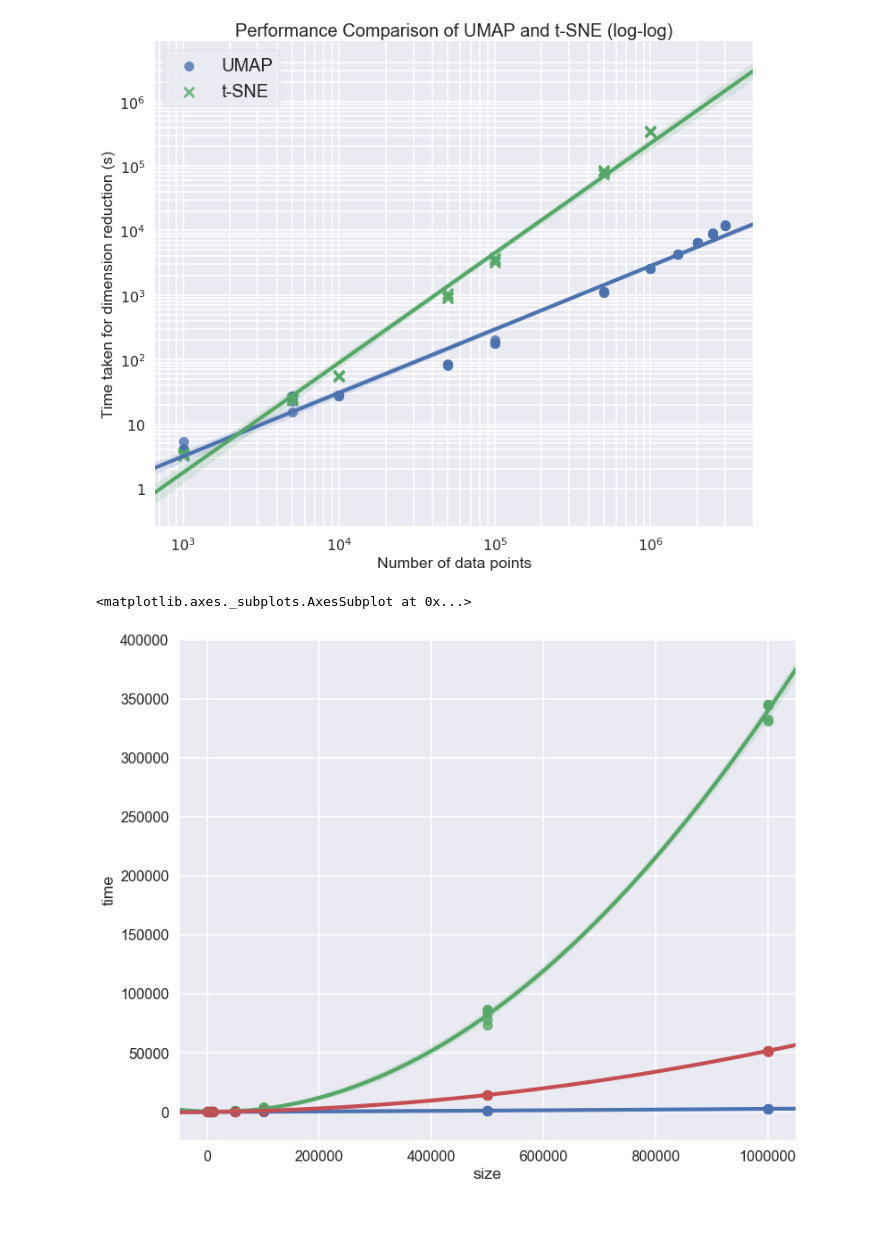
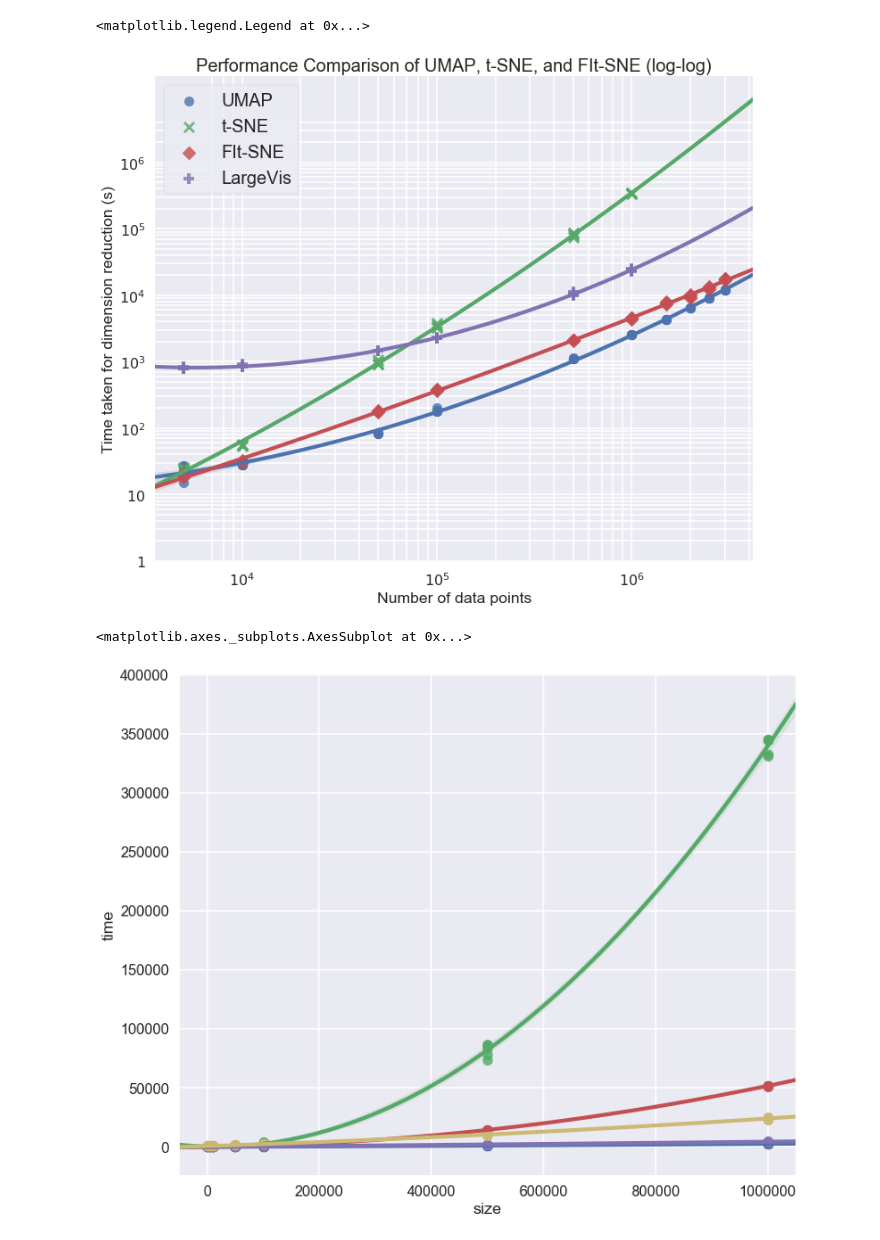
Before and after one commit to lmcinnes/umap_paper_notebooks, a Jupyter notebook: Scaling plot.ipynb, the cells around one changed output. Cells and saved outputs as stored; diff of their text form; code cells hidden in the pictures.

```diff
--- a/Scaling plot.ipynb
+++ b/Scaling plot.ipynb
@@ -29,50 +30,60 @@ tsne_timing_df = (timing_df.set_index('Size')[[x for x in timing_df.columns if x
                   .stack().reset_index('Size')).rename(columns={'Size':'size', 0:'time'})
 tsne_8core_timing_df = (timing_df.set_index('Size')[[x for x in timing_df.columns if x.startswith('mc_8_tSNE')]]
                   .stack().reset_index('Size')).rename(columns={'Size':'size', 0:'time'})
+fitsne_timing_df = (timing_df.set_index('Size')[[x for x in timing_df.columns if x.startswith('FIt-SNE')]]
+                  .stack().reset_index('Size')).rename(columns={'Size':'size', 0:'time'})
+largevis_timing_df = (timing_df.set_index('Size')[[x for x in timing_df.columns if x.startswith('LargeVis')]]
+                  .stack().reset_index('Size')).rename(columns={'Size':'size', 0:'time'})
 # %%
 fig = plt.figure()
 ax = fig.add_subplot(111)
 
 xticks = np.log10(np.hstack([
-    np.arange(700, 1000, 100),
-    np.arange(1000,10000,1000),
+#    np.arange(700, 1000, 100),
+    np.arange(7000,10000,1000),
     np.arange(10000,100000,10000),
     np.arange(100000,1000000,100000),
-    np.arange(1000000,4000000,1000000),
+    np.arange(1000000,5000000,1000000),
     ]))
-xtick_labels = [""] * 3 + ["$10^3$"] + [""]*8 + ["$10^4$"] + [""]*8 + ["$10^5$"] + [""]*8 + ["$10^6$"]
+#xtick_labels = [""] * 3 + ["$10^3$"] + [""]*8 + ["$10^4$"] + [""]*8 + ["$10^5$"] + [""]*8 + ["$10^6$"]
+xtick_labels = [""] * 3 + ["$10^4$"] + [""]*8 + ["$10^5$"] + [""]*8 + ["$10^6$"]
 yticks = np.log10(np.hstack([
     np.arange(1, 10, 1),
     np.arange(10,100,10),
     np.arange(100, 1000, 100),
     np.arange(1000, 10000, 1000),
     np.arange(10000, 100000, 10000),
     np.arange(100000, 1000000, 100000),
     np.arange(1000000, 5000000, 1000000),
 ]))
 ytick_labels = ["$1$"] + [""]*8 + ["$10$"] +\
                 [""]*8 + ["$10^{2}$"] + [""]*8 + ["$10^3$"] +\
                 [""]*8 + ["$10^4$"] + [""]*8 + ["$10^5$"] +\
                 [""]*8 + ["$10^6$"]
 
-sns.regplot(x='size', y='time', data=np.log10(umap_timing_df), order=1, ax=ax, label='UMAP')
-sns.regplot(x='size', y='time', data=np.log10(tsne_timing_df), order=1, ax=ax, label='t-SNE', marker='x')
-#sns.regplot(x='size', y='time', data=np.log10(tsne_8core_timing_df), order=1, ax=ax, label='8 core t-SNE', marker='^')
+sns.regplot(x='size', y='time', data=np.log10(umap_timing_df.iloc[5:]), order=2, ax=ax, label='UMAP')
+sns.regplot(x='size', y='time', data=np.log10(tsne_timing_df.iloc[5:]), order=2, ax=ax, label='t-SNE', marker='x')
+#sns.regplot(x='size', y='time', data=np.log10(tsne_8core_timing_df.iloc[5:]), order=2, ax=ax, label='8 core t-SNE', marker='^')
+sns.regplot(x='size', y='time', data=np.log10(fitsne_timing_df.iloc[5:]), order=2, ax=ax, label='FIt-SNE', marker='D')
+sns.regplot(x='size', y='time', data=np.log10(largevis_timing_df.iloc[5:]), order=2, ax=ax, label='LargeVis', marker='P')
 ax.set_xlabel('Number of data points')
 ax.set_ylabel('Time taken for dimension reduction (s)')
 ax.set_xticks(xticks)
 ax.set_xticklabels(xtick_labels)
 ax.set_yticks(yticks)
 ax.set_yticklabels(ytick_labels);
-plt.title('Performance Comparison of UMAP and t-SNE (log-log)', fontsize=20)
+plt.title('Performance Comparison of UMAP, t-SNE, and FIt-SNE (log-log)', fontsize=20)
 plt.legend(loc='best', frameon=True, fancybox=True, fontsize=20)
-plt.savefig('performance_comparison.png')
+#plt.savefig('performance_comparison.png')
 # %% [output]
+<matplotlib.legend.Legend at 0x...>
-[figure, old version]
+[figure, new version]
 # %%
 sns.regplot(x='size', y='time', data=(umap_timing_df[umap_timing_df['size'] <= 1000000]), order=2)
 sns.regplot(x='size', y='time', data=(tsne_timing_df), order=2)
 sns.regplot(x='size', y='time', data=(tsne_8core_timing_df), order=2)
+sns.regplot(x='size', y='time', data=(fitsne_timing_df), order=2)
+sns.regplot(x='size', y='time', data=(largevis_timing_df), order=2)
 # %% [output]
 <matplotlib.axes._subplots.AxesSubplot at 0x...>
-[figure, old version]
+[figure, new version]
```
Also changed, not shown: parts of 1 cell of this notebook, 7 other files.
